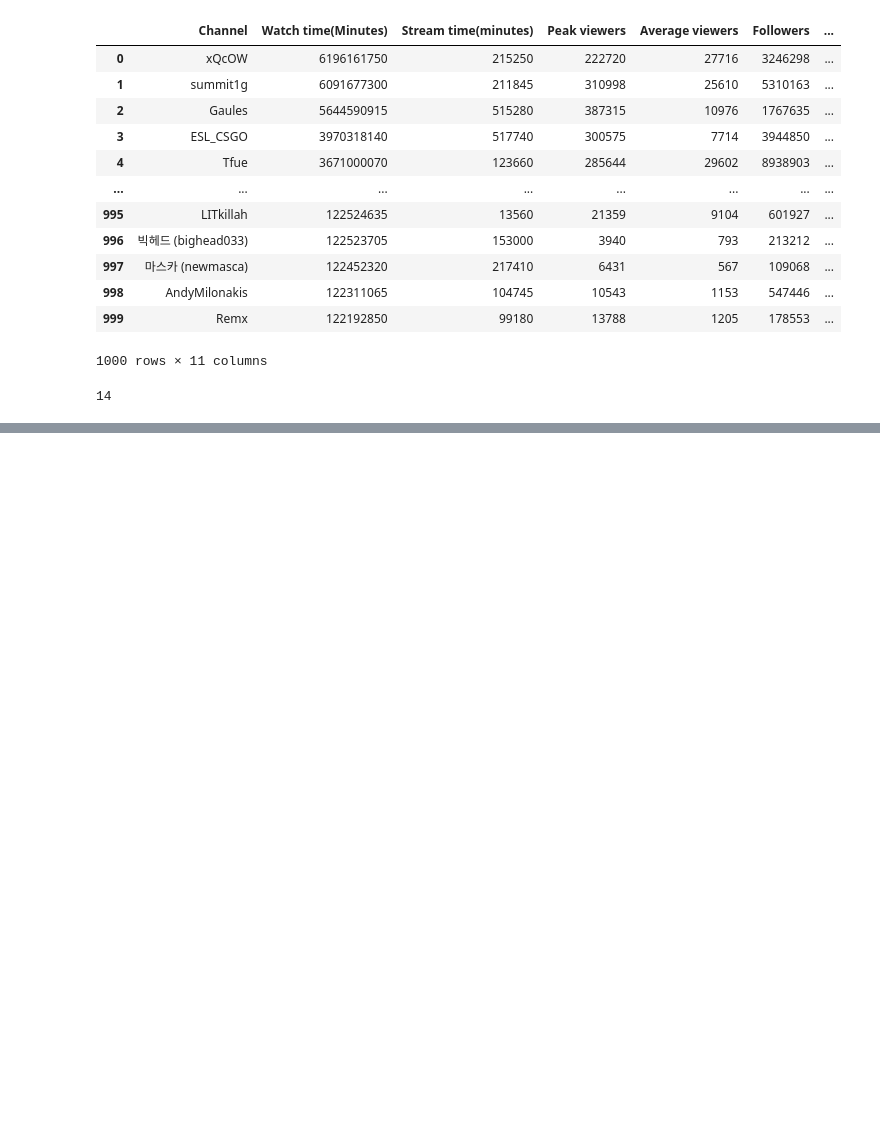
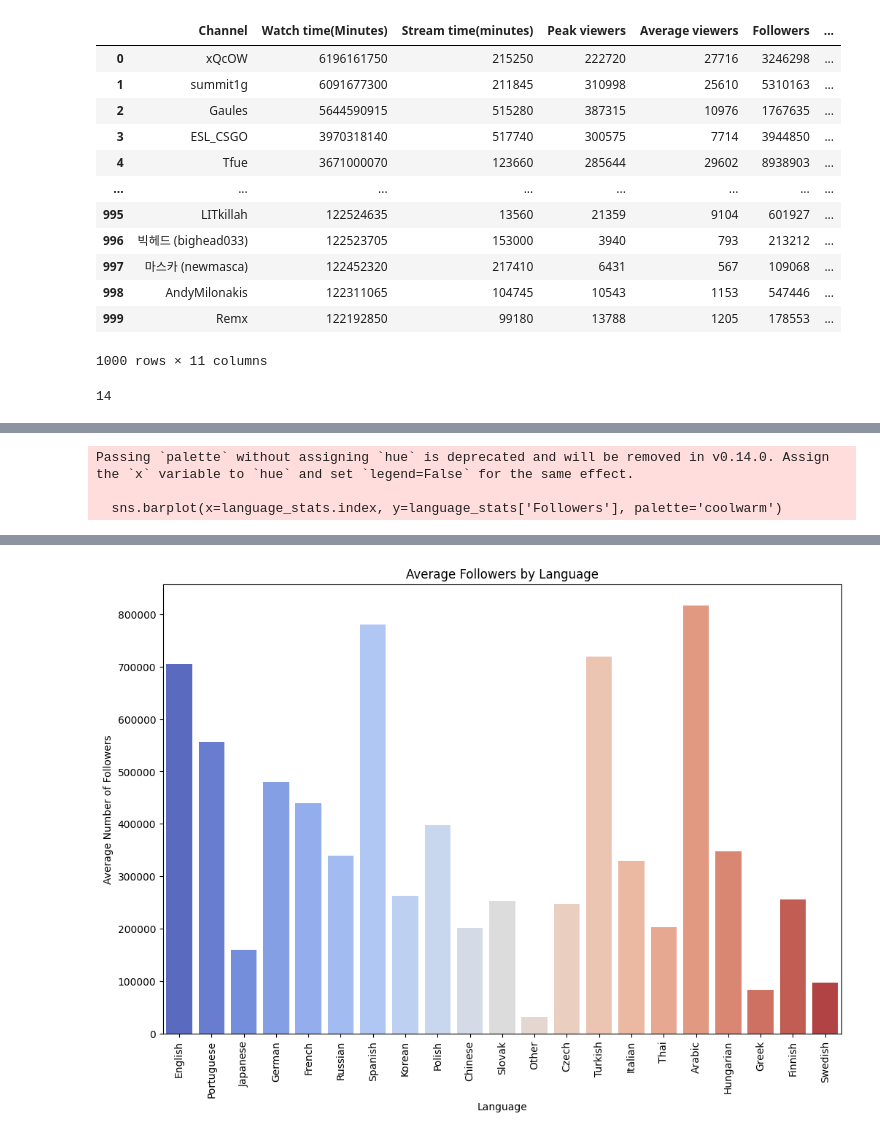
Before and after one commit to build-summer-2024/async-blue-Isaiah-Stokke-final-project, a Jupyter notebook: data_analysis.ipynb, the cells around one changed output, grey strips where cells are left out. Cells and saved outputs as stored; diff of their text form; code cells hidden in the pictures; blank space fills up the shorter version.

```diff
--- a/data_analysis.ipynb
+++ b/data_analysis.ipynb
@@ -28,0 +94,12 @@ top200['Language'].nunique()
+# %%
+plt.figure(figsize=(12, 8))
+sns.barplot(x=language_stats.index, y=language_stats['Followers'], palette='coolwarm')
+plt.title('Average Followers by Language')
+plt.xlabel('Language')
+plt.ylabel('Average Number of Followers')
+plt.xticks(rotation=90)
+plt
+# %% [output]
+Passing `palette` without assigning `hue` is deprecated and will be removed in v0.14.0. Assign the `x` variable to `hue` and set `legend=False` for the same effect.
+
+  sns.barplot(x=language_stats.index, y=language_stats['Followers'], palette='coolwarm')
@@ -28,0 +107 @@ top200['Language'].nunique()
+[figure, added]
```
Also changed, not shown: parts of 13 cells of this notebook, 1 other file.
